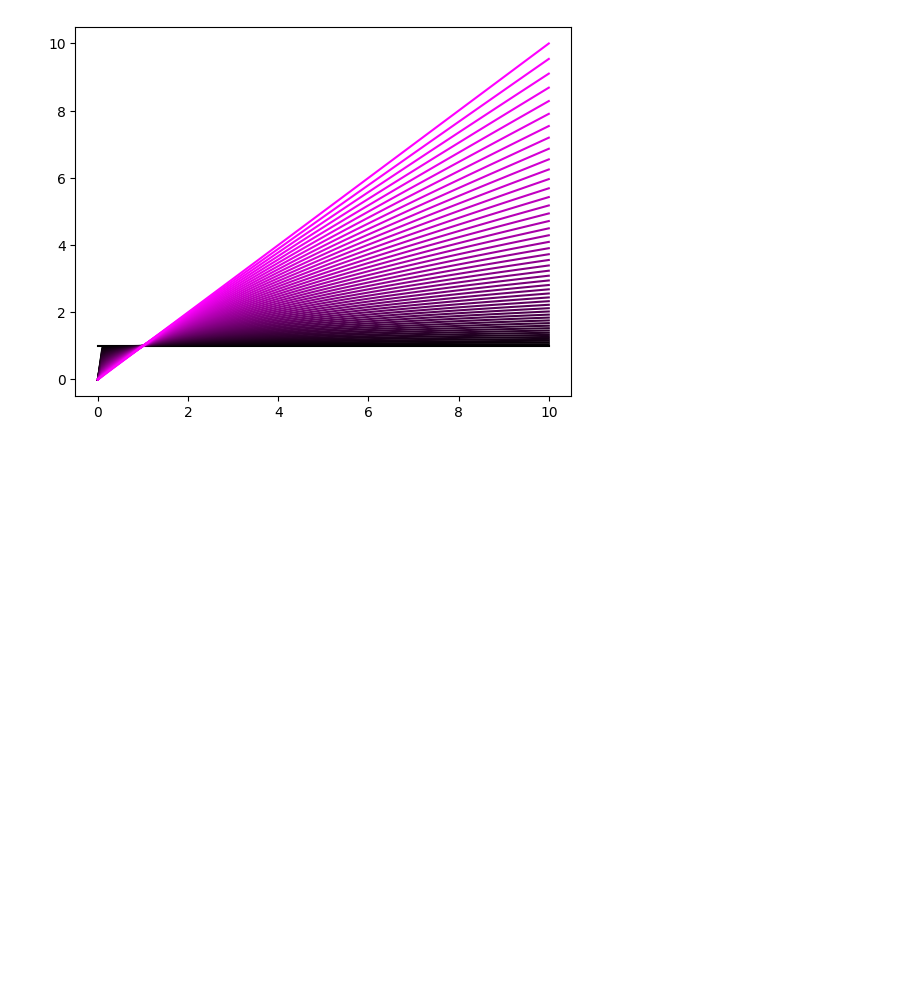
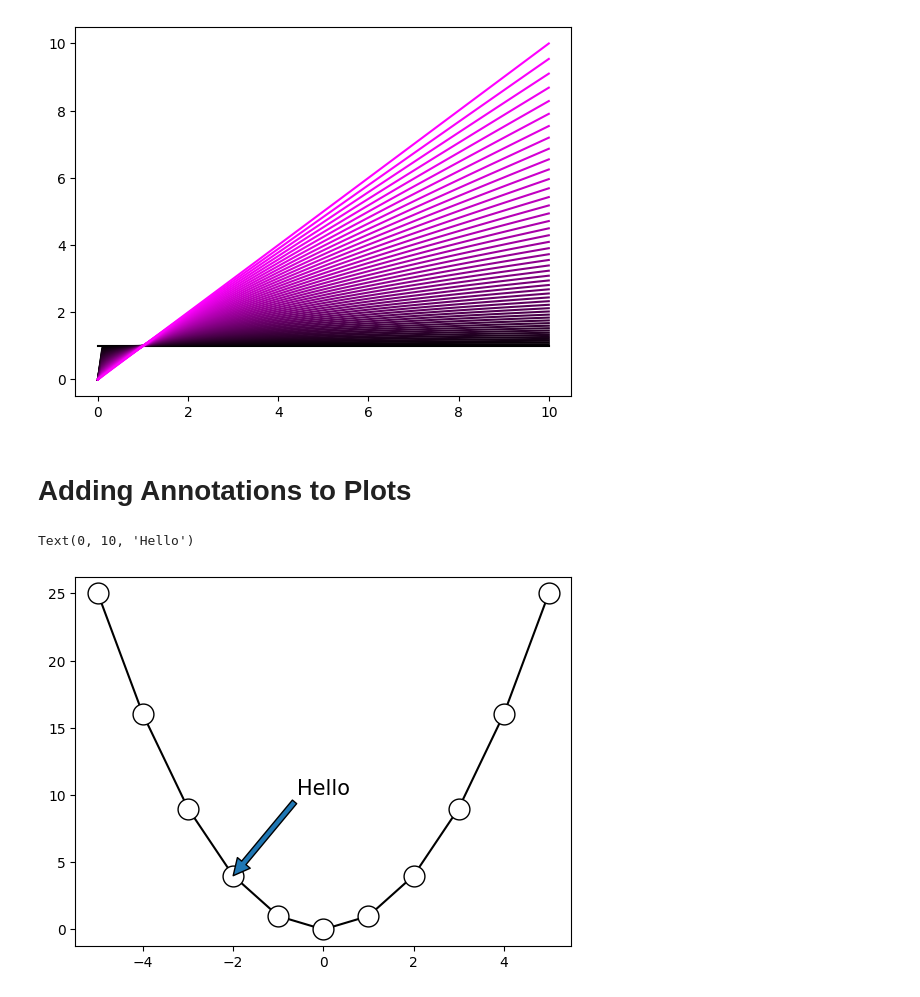
Before and after one commit to iremherguner/scientific_python_exercises, a Jupyter notebook: python-basics-data-visualization.ipynb, the cells around one changed output. Drawn from its saved outputs; the diff is of its cells as text; code cells hidden in the pictures; blank space fills up the shorter version.

Commit message:
Kaggle Notebook | Python (Basics) Data Visualization | Version 4

```diff
--- a/python-basics-data-visualization.ipynb
+++ b/python-basics-data-visualization.ipynb
@@ -227,3 +227,18 @@ for i in np.linspace(0,1,50):
 plt.show()
 # %% [output]
 [figure]
+# %% [markdown]
+# Adding Annotations to Plots
+# %%
+x = np.arange(-5,6) # returns numpy array
+y = x**2
+
+fig, ax = plt.subplots() # to generate 1 plot and use annotations features on ax
+ax.plot(x,y, 'ko-', markerfacecolor='w', markersize = '15') # markers are determined by 'k0-'
+# by defining arrow as dict(), we can specift its inputs
+# xycoords='data' : means I want to specifcy the coordinates based on data itself lie (0,10) points on data
+ax.annotate('Hello', (x[3],y[3]), fontsize=15, arrowprops=dict(),
+           xycoords='data', xytext = (0,10), horizontalalignment='center') # put this on point (x,y)
+# %% [output]
+Text(0, 10, 'Hello')
+[figure, added]
```
Also changed, not shown: parts of 9 cells of this notebook.
